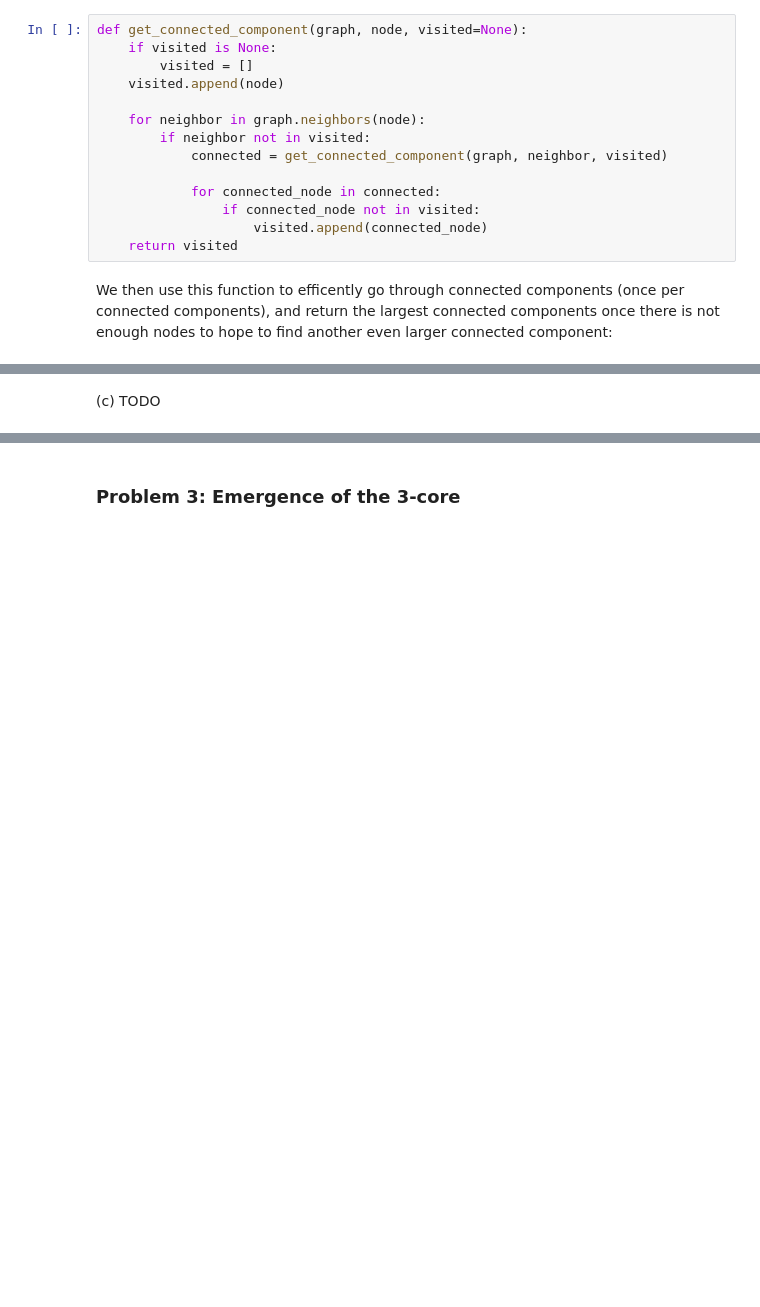
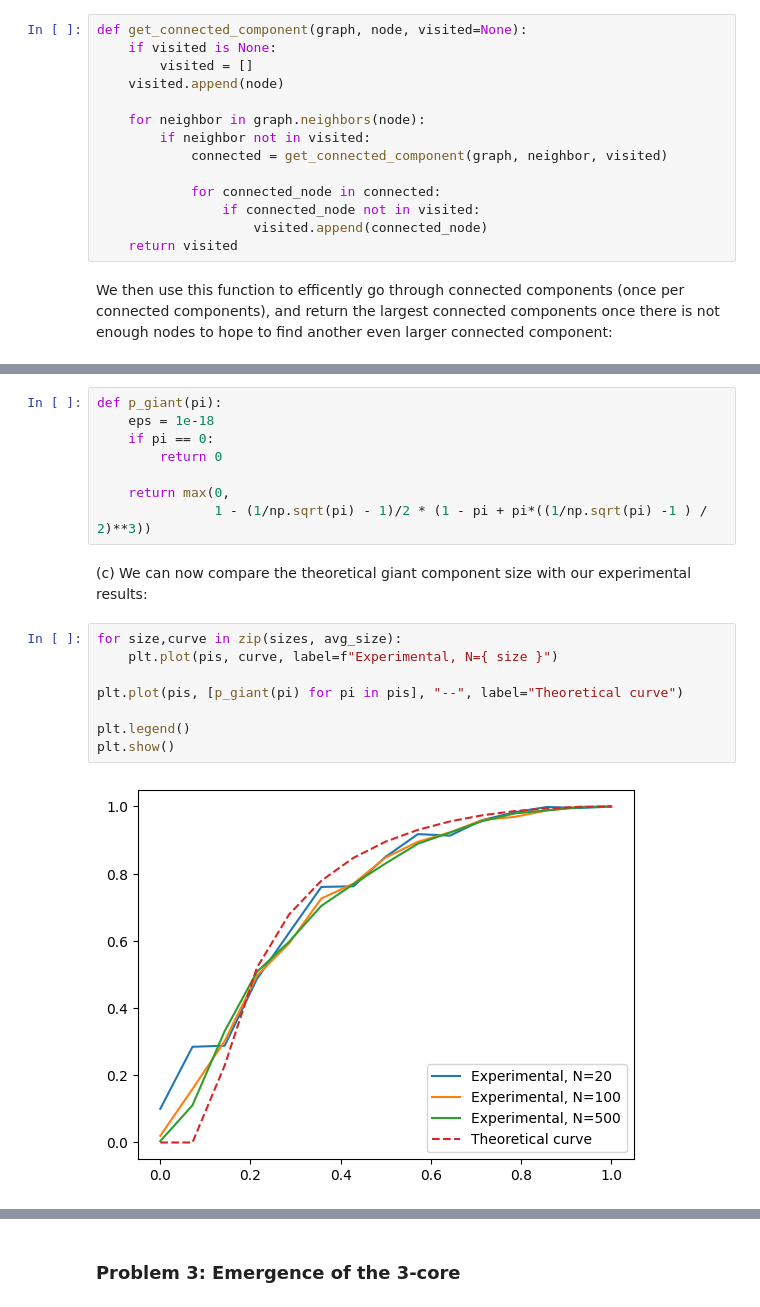
Before and after one commit to jolatechno/cours-ENS, a Jupyter notebook: cours/M2/S4/complex_network/project/JosephTOUZET_complex_network.ipynb, the cells around one changed output, grey strips where cells are left out. Cells and saved outputs as stored; diff of their text form; blank space fills up the shorter version.

```diff
--- a/cours/M2/S4/complex_network/project/JosephTOUZET_complex_network.ipynb
+++ b/cours/M2/S4/complex_network/project/JosephTOUZET_complex_network.ipynb
@@ -188,2 +247,20 @@ plt.show()
+# %%
+def p_giant(pi):
+    eps = 1e-18
+    if pi == 0:
+        return 0
+
+    return max(0,
+               1 - (1/np.sqrt(pi) - 1)/2 * (1 - pi + pi*((1/np.sqrt(pi) -1 ) / 2)**3))
 # %% [markdown]
-(c) TODO
+(c) We can now compare the theoretical giant component size with our experimental results:
+# %%
+for size,curve in zip(sizes, avg_size):
+    plt.plot(pis, curve, label=f"Experimental, N={ size }")
+
+plt.plot(pis, [p_giant(pi) for pi in pis], "--", label="Theoretical curve")
+
+plt.legend()
+plt.show()
+# %% [output]
+[figure, added]
```
Also changed, not shown: parts of 26 cells of this notebook.
